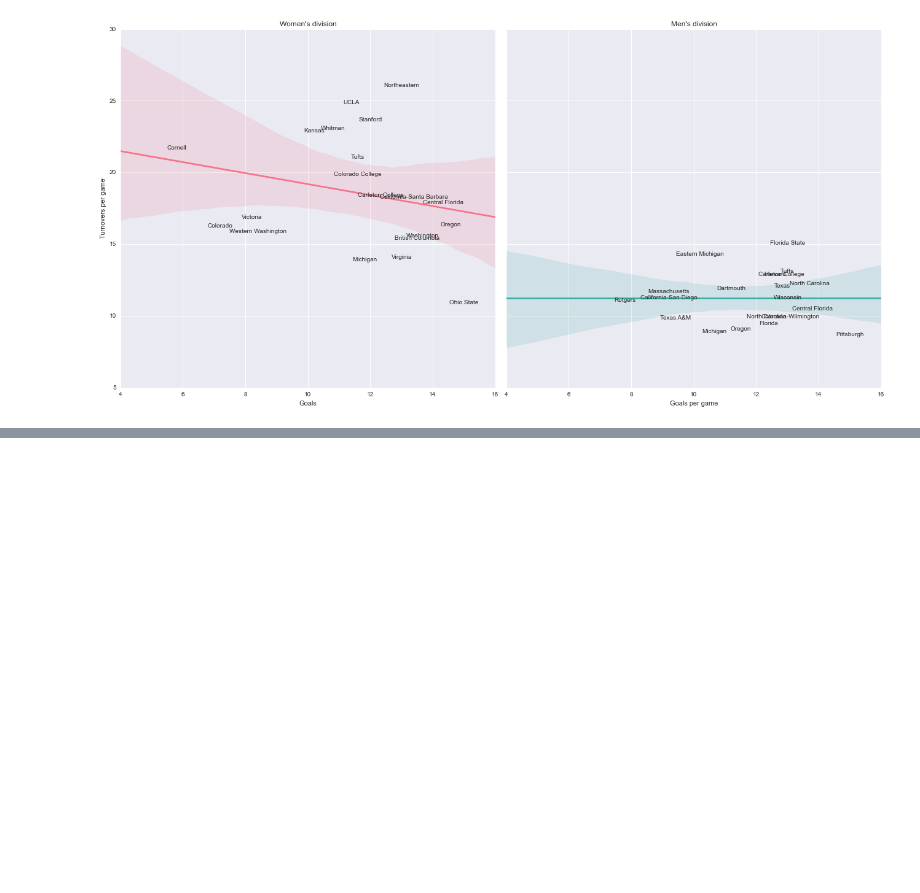
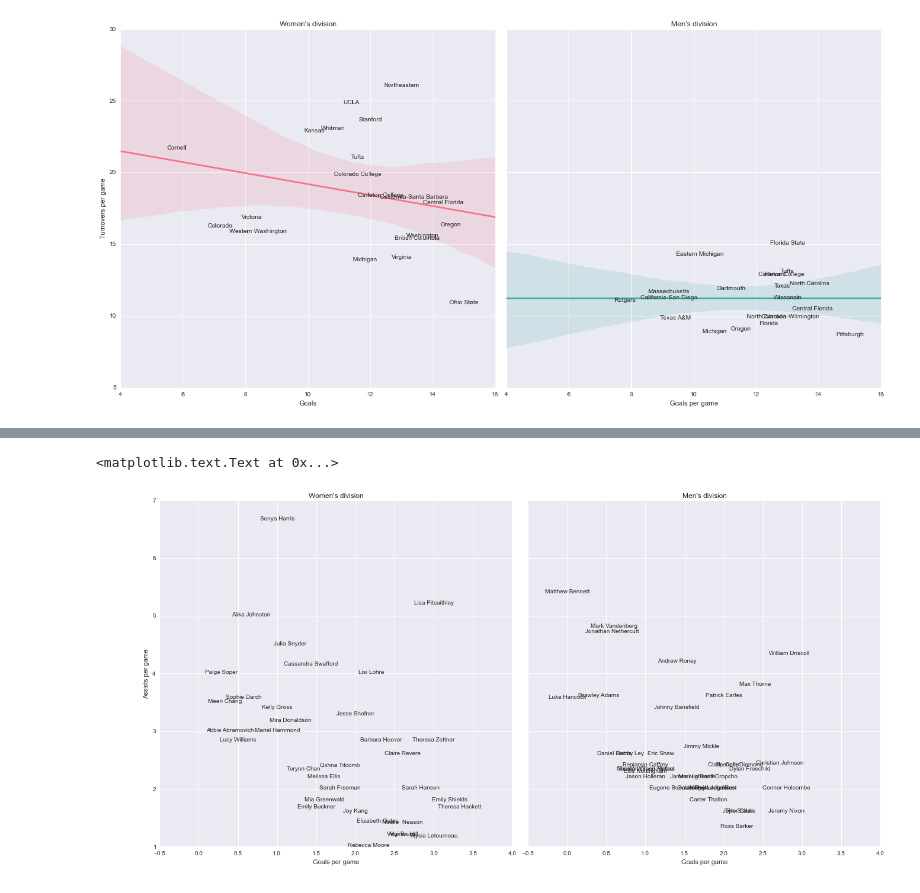
Before and after one commit to llimllib/2014collegechamps, a Jupyter notebook: Analysis.ipynb, the cells around one changed output, grey strips where cells are left out. Saved outputs shown, nothing was run; the diff lists cells and outputs as text; code cells hidden in the pictures; blank space fills up the shorter version.

Commit message:
Add individual APG/GPG graph

```diff
--- a/Analysis.ipynb
+++ b/Analysis.ipynb
@@ -116,0 +110,3 @@ ax2.set_title("Men's division")
+# %%
+stars = pergame[pergame["goalspg"] + pergame["assistspg"] > 3]
+stars.head()
@@ -116,0 +121,20 @@ ax2.set_title("Men's division")
+# %%
+g = sns.lmplot("goalspg", "assistspg", stars, scatter_kws={"marker":""}, size=9, hue="gender", col="gender", fit_reg=False)
+g.set(ylim=(1,7))
+ax = g.axes[0][0]
+for idx, stats in stars[stars["gender"] == "f"].iterrows():
+    ax.annotate(stats["name"], xy=(stats["goalspg"], stats["assistspg"]), horizontalalignment='center')
+ax.set_xlabel("Goals per game")
+ax.set_ylabel("Assists per game")
+ax.set_title("Women's division")
+
+ax2 = g.axes[0][1]
+for idx, stats in stars[stars["gender"] == "m"].iterrows():
+    ax2.annotate(stats["name"], xy=(stats["goalspg"], stats["assistspg"]), horizontalalignment='center')
+ax2.set_xlabel("Goals per game")
+ax2.set_title("Men's division")
+
+# Pitcaithley is a stud, and Driscoll certainly earned his Callahan 2nd place nomination
+# %% [output]
+<matplotlib.text.Text at 0x...>
+[figure, added]
```
Also changed, not shown: parts of 4 cells of this notebook.
